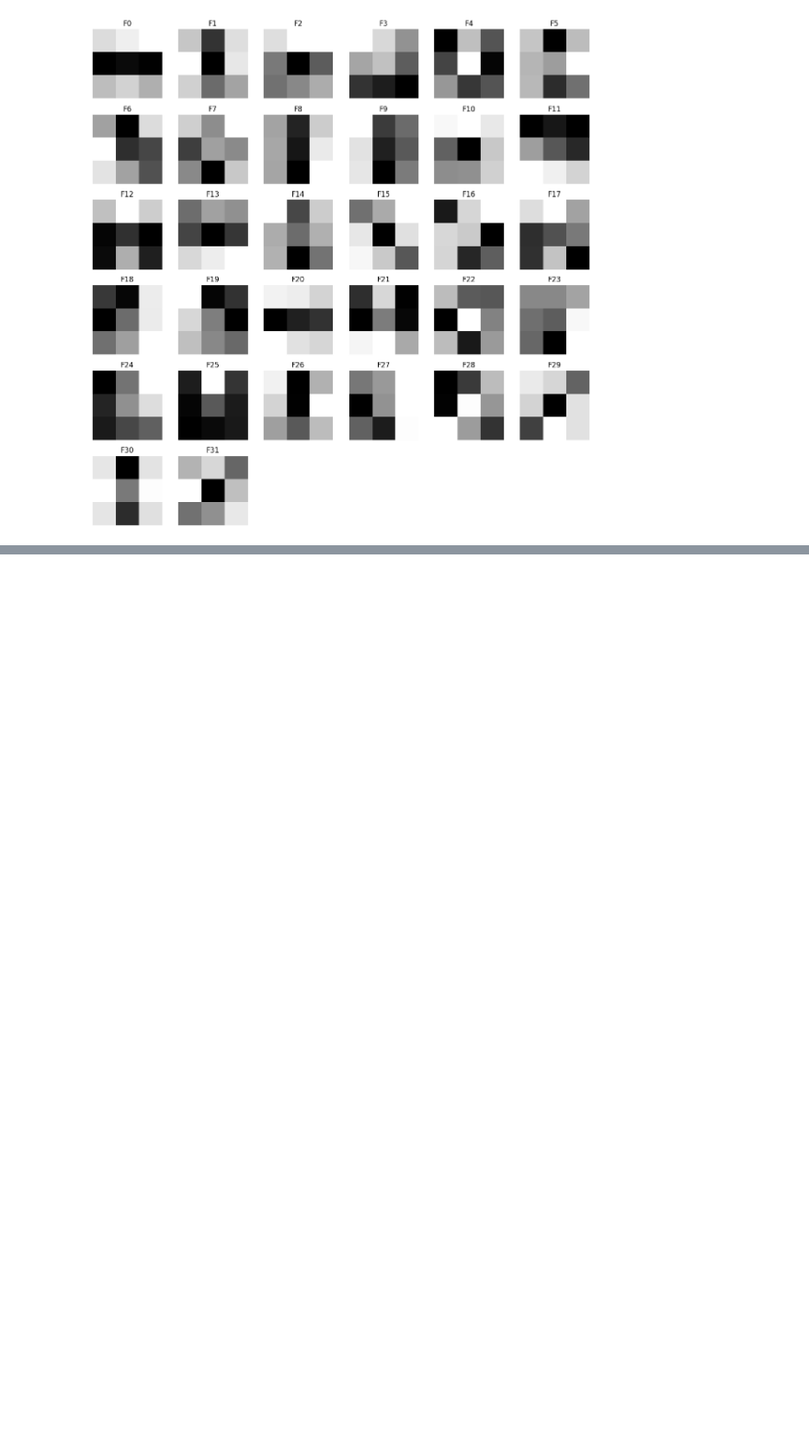
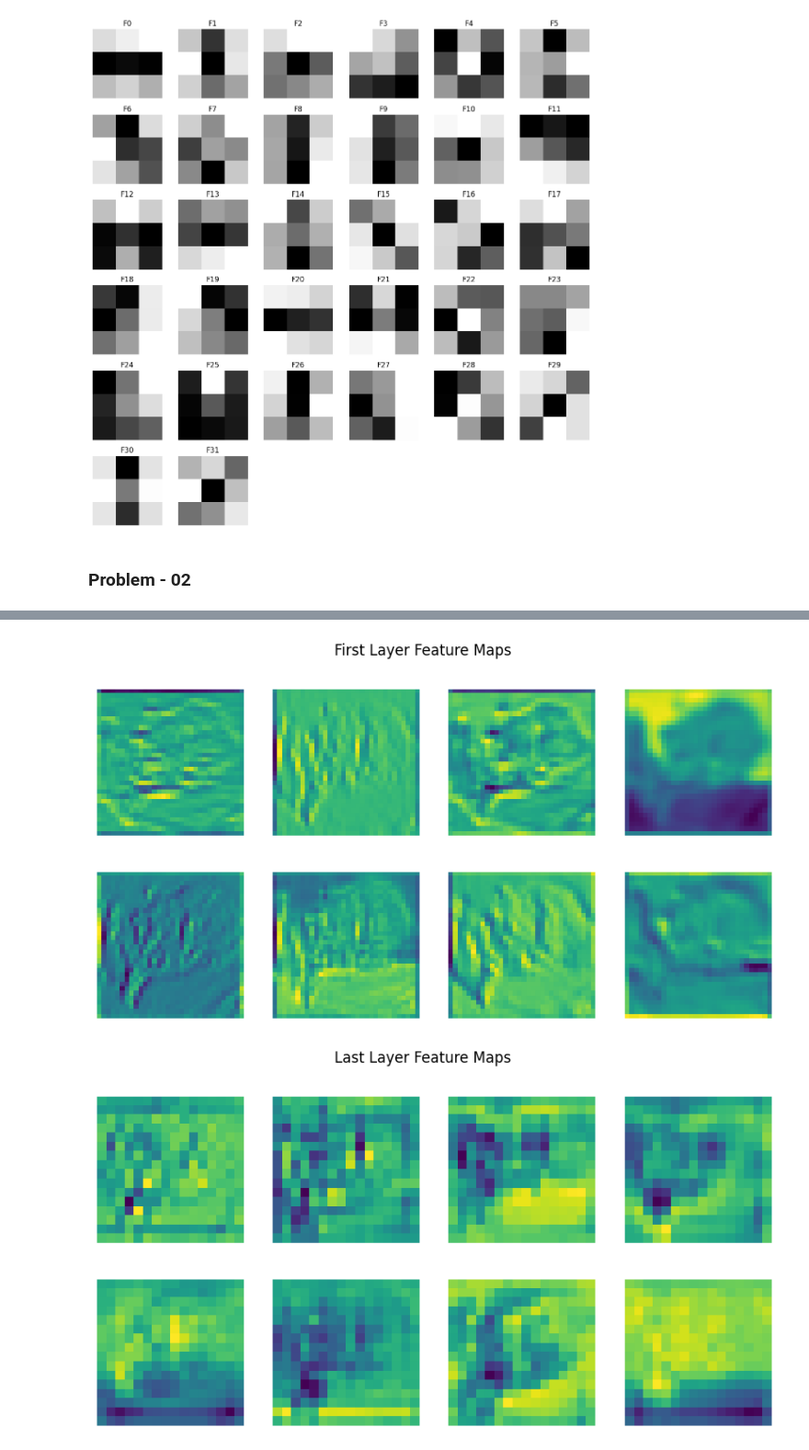
Before and after one commit to ratnesh44/cnn, a Jupyter notebook: Untitled0.ipynb, the cells around one changed output, grey strips where cells are left out. Shown at 92% size. Drawn from its saved outputs; the diff is of its cells as text; code cells hidden in the pictures; blank space fills up the shorter version.

Commit message:
Add feature map visualization for first and last conv layers

```diff
--- a/Untitled0.ipynb
+++ b/Untitled0.ipynb
@@ -1222,3 +1222,45 @@ Filter shape: (3, 3, 3, 32)
 # %%
 # (b)The learned filters in the first convolutional layer capture basic visual patterns such as horizontal and vertical edges, diagonal lines, and intensity contrasts. Some filters respond to changes in brightness, indicating edge detection, while others capture texture-like patterns.
 # These filters resemble classical edge detectors such as Sobel and Gabor filters, which detect oriented edges and gradients. This shows that the CNN automatically learns meaningful low-level features similar to hand-crafted filters.
+# %% [markdown]
+ ### Problem - 02
+# %%
+idx = 0
+img = x_test_cifar_p[idx:idx+1]
+
+pred = model.predict(img)
+pred_class = np.argmax(pred)
+
+print("Predicted:", pred_class)
+
+layer_outputs = [layer.output for layer in model.layers if "conv" in layer.name]
+activation_model = tf.keras.models.Model(inputs=model.inputs, outputs=layer_outputs)
+
+activations = activation_model.predict(img)
+
+#(a)
+first_layer = activations[0]
+
+plt.figure(figsize=(10,5))
+for i in range(8):
+    plt.subplot(2,4,i+1)
+    plt.imshow(first_layer[0,:,:,i], cmap='viridis')
+    plt.axis('off')
+
+plt.suptitle("First Layer Feature Maps")
+plt.savefig("fmaps_layer1.png")
+plt.show()
+
+#(b)
+last_layer = activations[-1]
+
+plt.figure(figsize=(10,5))
+for i in range(8):
+    plt.subplot(2,4,i+1)
+    plt.imshow(last_layer[0,:,:,i], cmap='viridis')
+    plt.axis('off')
+
+plt.suptitle("Last Layer Feature Maps")
+plt.savefig("fmaps_last.png")
+plt.show()
+# %% [output]
@@ -1224,0 +1270,2 @@ Filter shape: (3, 3, 3, 32)
+[figure, added]
+[figure, added]
```
Also changed, not shown: parts of 2 cells of this notebook.
